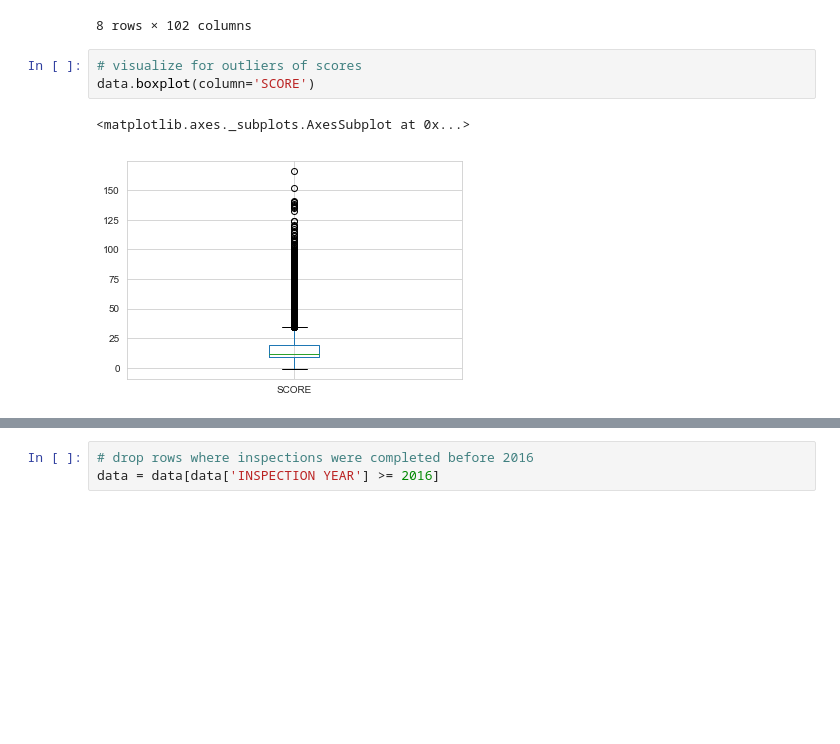
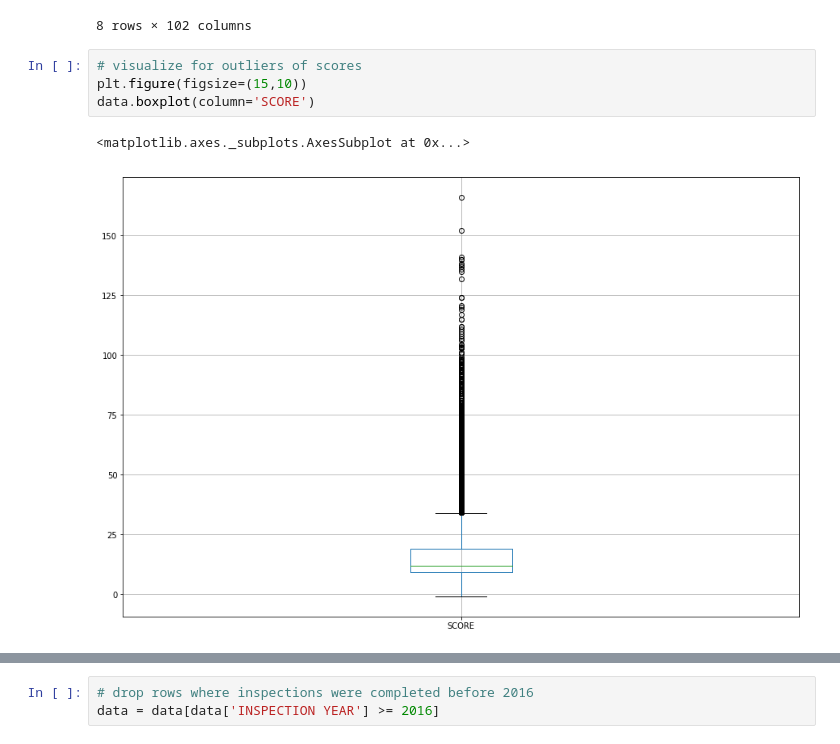
Before and after one commit to deep22kar/random-forest, a Jupyter notebook: EDA_Models1.ipynb, the cells around one changed output, grey strips where cells are left out. Saved outputs shown, nothing was run; the diff lists cells and outputs as text; blank space fills up the shorter version.

```diff
--- a/EDA_Models1.ipynb
+++ b/EDA_Models1.ipynb
@@ -195,9 +195,10 @@ data.describe()
 8 rows × 102 columns
 # %%
 # visualize for outliers of scores
+plt.figure(figsize=(15,10))
 data.boxplot(column='SCORE')
 # %% [output]
 <matplotlib.axes._subplots.AxesSubplot at 0x...>
-[figure, old version]
+[figure, new version]
 # %%
 # visualize outliers of zipcodes
```
Also changed, not shown: parts of 72 cells of this notebook, 13 other files.
